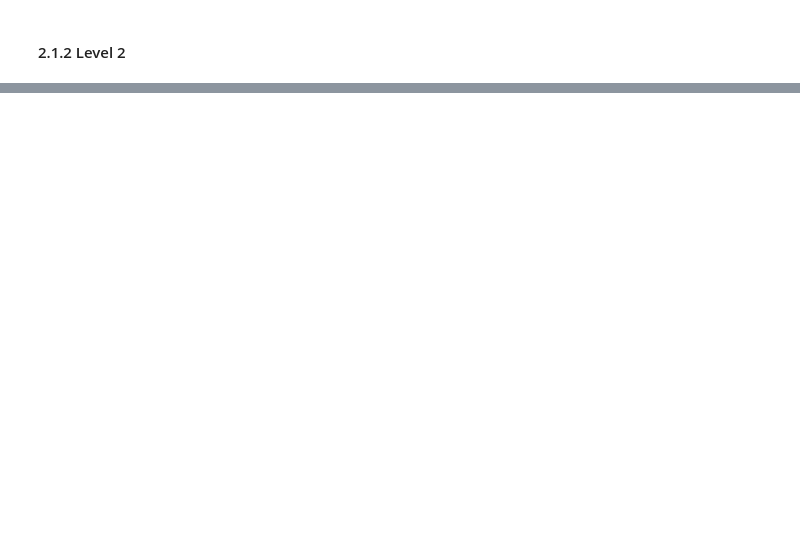
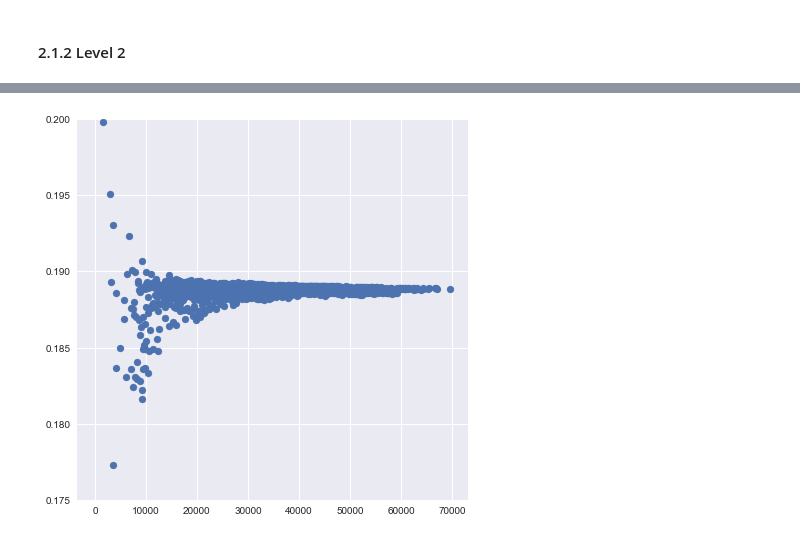
Before and after one commit to jbremz/human_mob, a Jupyter notebook: Notebooks/Ilaria's Log/Week 12.ipynb, the cells around one changed output, grey strips where cells are left out. Cells and saved outputs as stored; diff of their text form; code cells hidden in the pictures; blank space fills up the shorter version.

```diff
--- a/Notebooks/Ilaria's Log/Week 12.ipynb
+++ b/Notebooks/Ilaria's Log/Week 12.ipynb
@@ -114,0 +115,11 @@ NameError: name 'eps_level_2' is not defined
+# %%
+width = 7
+height = 7
+plt.figure(figsize=(width, height))
+x = eps_scale.cluster_population(level_3).DM[100][1:] #distance of location 20 with all the others
+y = eps_level_3[100][1:]
+plt.ylim(0.175, 0.2)
+plt.scatter(x, y)
+plt.show()
+# %% [output]
+[figure, added]
```
Also changed, not shown: parts of 8 cells of this notebook.
